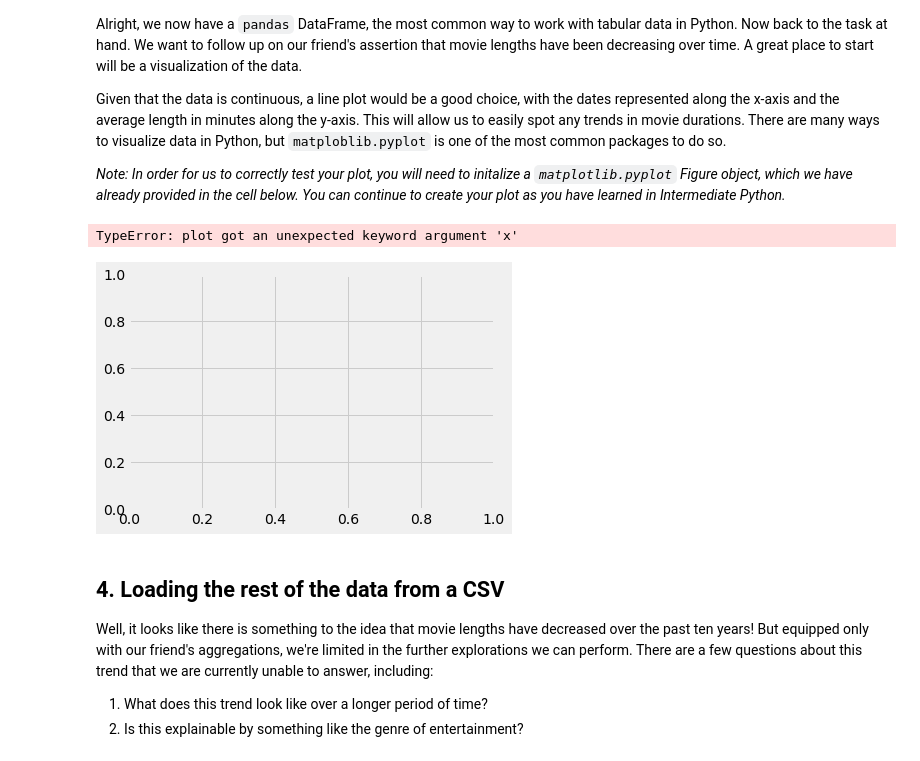
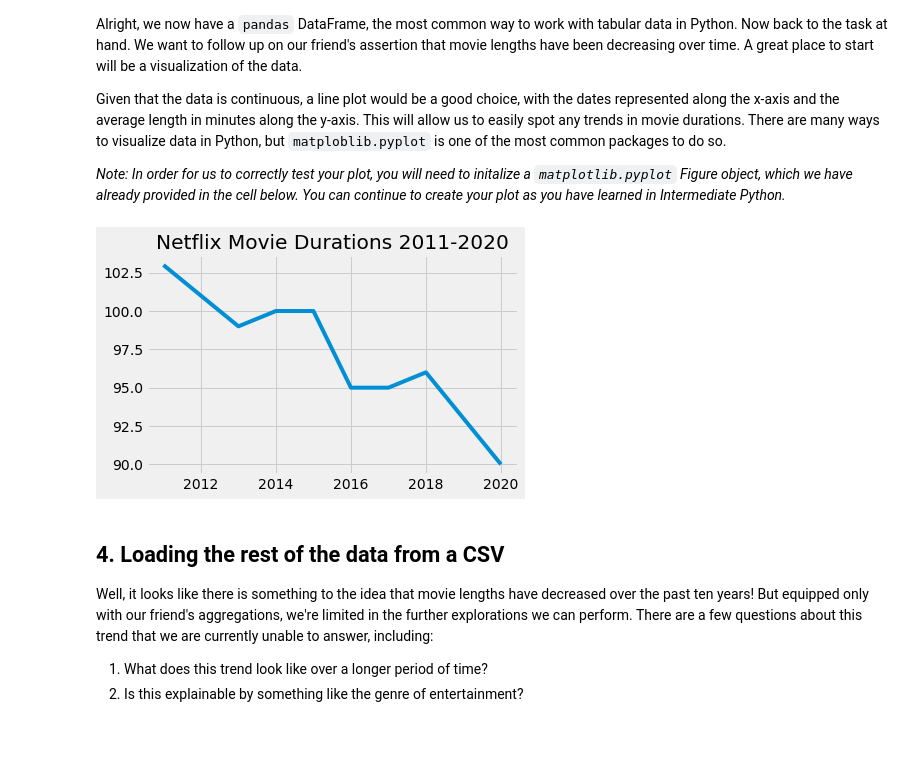
Before and after one commit to Alemar1990/Data_Science_Projects, a Jupyter notebook: Investigating Netflix Movies and Guest Stars in The Office/Guide_Project.ipynb, the cells around one changed output. Cells and saved outputs as stored; diff of their text form; code cells hidden in the pictures.

```diff
--- a/Investigating Netflix Movies and Guest Stars in The Office/Guide_Project.ipynb
+++ b/Investigating Netflix Movies and Guest Stars in The Office/Guide_Project.ipynb
@@ -50,19 +50,18 @@ durations_df
 # %%
 # Import matplotlib.pyplot under its usual alias and create a figure
 import matplotlib.pyplot as plt
 fig = plt.figure()
 
 # Draw a line plot of release_years and durations
-plt.plot(x=durations_df['years'], y=durations_df['durations'])
+plt.plot(durations_df['years'], durations_df['durations'])
 
 # Create a title
 plt.title("Netflix Movie Durations 2011-2020")
 
 # Show the plot
 plt.show()
 # %% [output]
-TypeError: plot got an unexpected keyword argument 'x'
-[figure, old version]
+[figure, new version]
 # %% [markdown]
 ## 4. Loading the rest of the data from a CSV
 <p>Well, it looks like there is something to the idea that movie lengths have decreased over the past ten years! But equipped only with our friend's aggregations, we're limited in the further explorations we can perform. There are a few questions about this trend that we are currently unable to answer, including:</p>
```
Also changed, not shown: parts of 2 cells of this notebook.
